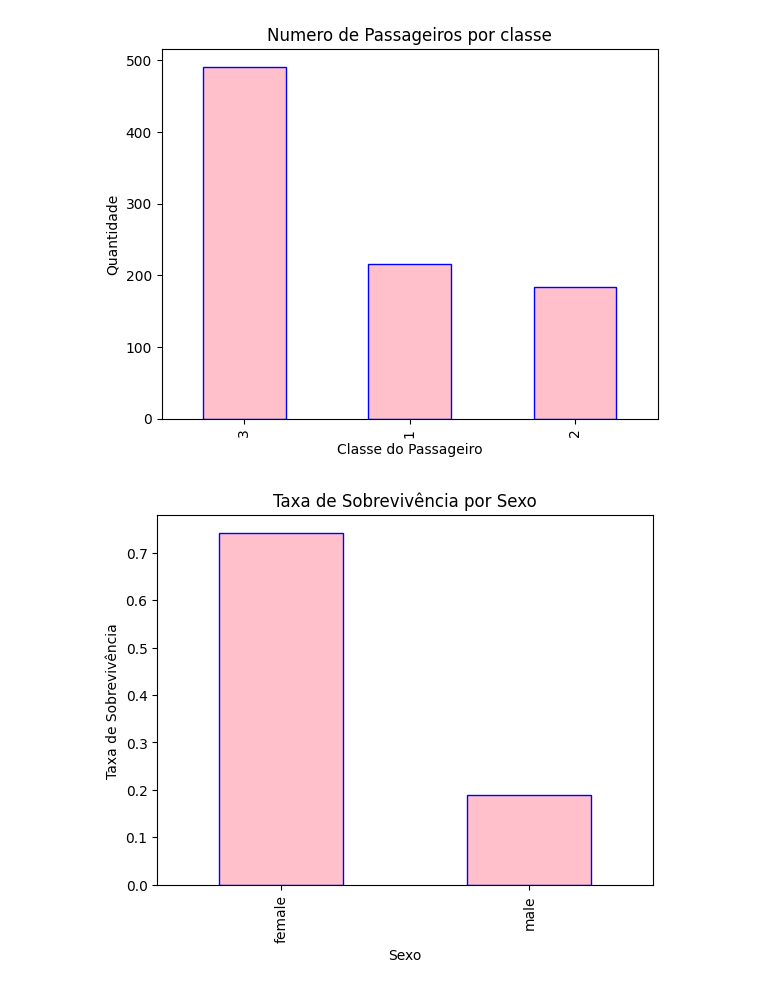
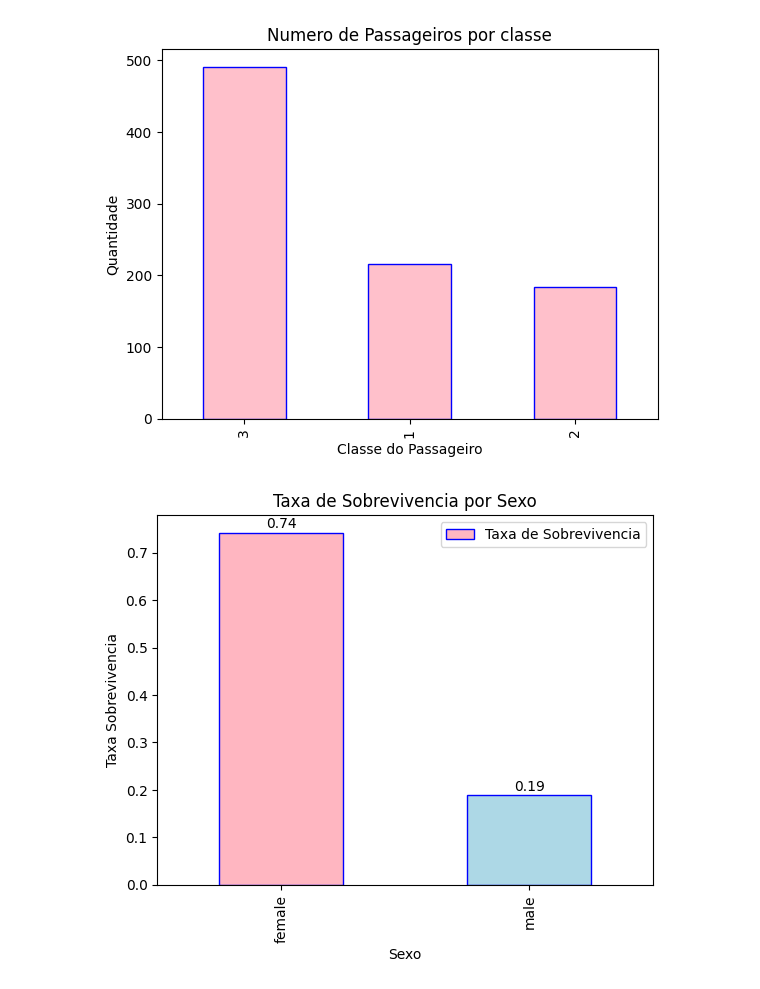
Before and after one commit to lucianacarvl/on29-python-s11-projeto-guiado-II, a Jupyter notebook: exercicios/para-sala/banco_de_dados.ipynb, the cells around one changed output. Drawn from its saved outputs; the diff is of its cells as text; code cells hidden in the pictures.

```diff
--- a/exercicios/para-sala/banco_de_dados.ipynb
+++ b/exercicios/para-sala/banco_de_dados.ipynb
@@ -17,16 +17,21 @@ Text(0.5, 1.0, 'Numero de Passageiros por classe')
 [figure]
 # %%
 #Taxa de Sobrevivência por Sexo
+taxa_sob_sexo = df_titanic.groupby("Sex")["Survived"].mean()
 
-taxa_sob_sexo = df_titanic.groupby("Sex")["Survived"].mean()
-taxa_sob_sexo.plot.bar(edgecolor="blue", color="pink")
+cores = ["lightpink", "lightblue"]
+
+barras = taxa_sob_sexo.plot.bar(edgecolor = "blue", color = cores)
 
 plt.xlabel("Sexo")
-plt.ylabel("Taxa de Sobrevivência")
-plt.title("Taxa de Sobrevivência por Sexo")
+plt.ylabel("Taxa Sobrevivencia")
+plt.title("Taxa de Sobrevivencia por Sexo")
 
-plt.show()
+plt.legend(["Taxa de Sobrevivencia"])
+
+for i, v in enumerate(taxa_sob_sexo):
+  barras.text(i, v + 0.01, f'{v:.2f}', color='black', ha = 'center')
 # %% [output]
-[figure, old version]
+[figure, new version]
 # %%
 #Distribuição de Idade
```
Also changed, not shown: parts of 6 cells of this notebook, 3 other files.
